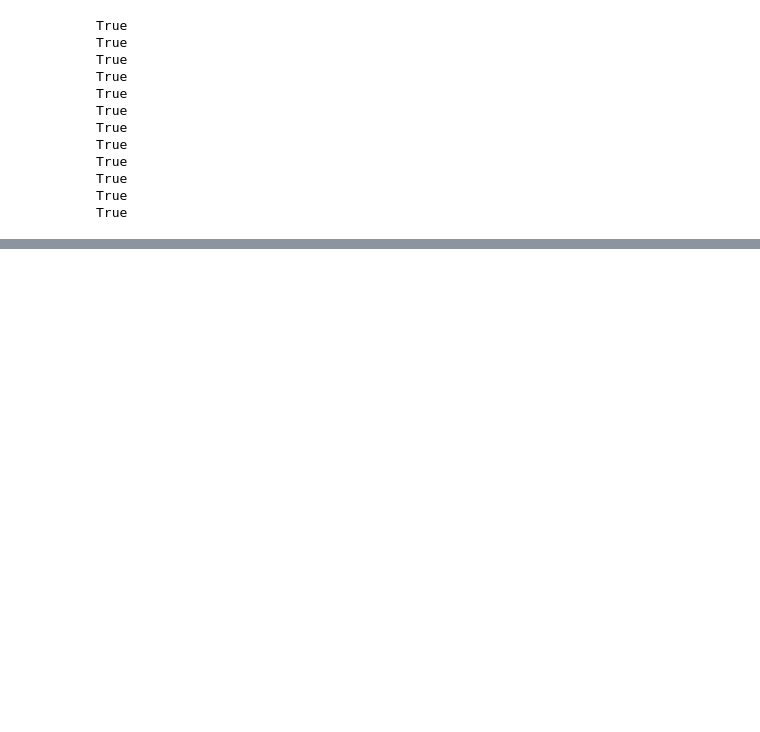
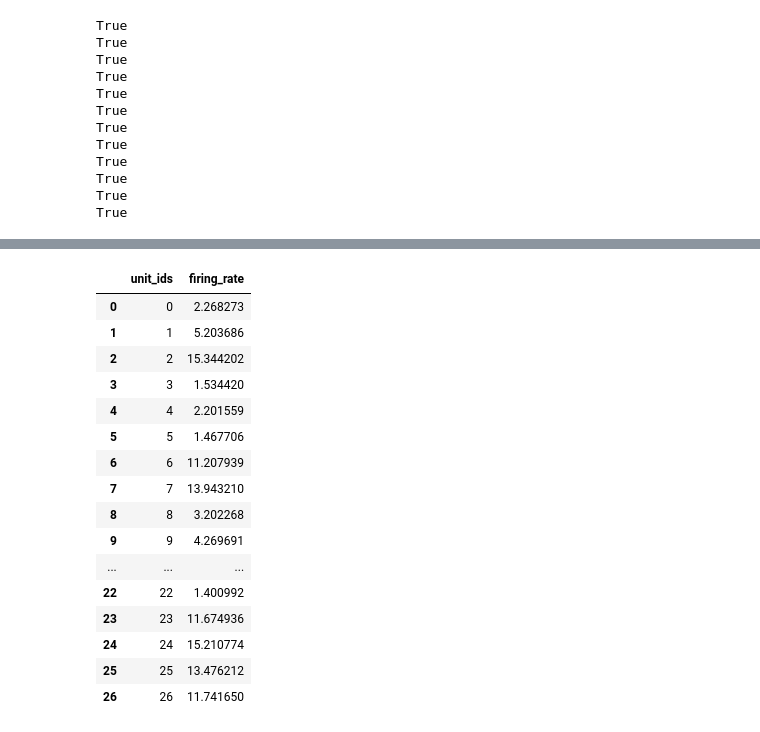
Before and after one commit to SpikeInterface/spiketoolkit, a Jupyter notebook: prep_spikeinterface_for_metrics.ipynb, the cells around one changed output, grey strips where cells are left out. Drawn from its saved outputs; the diff is of its cells as text; code cells hidden in the pictures; blank space fills up the shorter version.

```diff
--- a/prep_spikeinterface_for_metrics.ipynb
+++ b/prep_spikeinterface_for_metrics.ipynb
@@ -191,0 +254,22 @@ metric_calculator.metrics
+# %%
+pd.DataFrame(data=OrderedDict((('unit_ids' , metrics_dict['firing_rate'][0][1]),
+                                ('firing_rate' , metrics_dict['firing_rate'][0][2]),
+                                )))
+# %% [output]
+|  | unit_ids | firing_rate |
+| 0 | 0 | 2.268273 |
+| 1 | 1 | 5.203686 |
+| 2 | 2 | 15.344202 |
+| 3 | 3 | 1.534420 |
+| 4 | 4 | 2.201559 |
+| 5 | 5 | 1.467706 |
+| 6 | 6 | 11.207939 |
+| 7 | 7 | 13.943210 |
+| 8 | 8 | 3.202268 |
+| 9 | 9 | 4.269691 |
+| ... | ... | ... |
+| 22 | 22 | 1.400992 |
+| 23 | 23 | 11.674936 |
+| 24 | 24 | 15.210774 |
+| 25 | 25 | 13.476212 |
+| 26 | 26 | 11.741650 |
```
Also changed, not shown: parts of 15 cells of this notebook, 1 other file.
